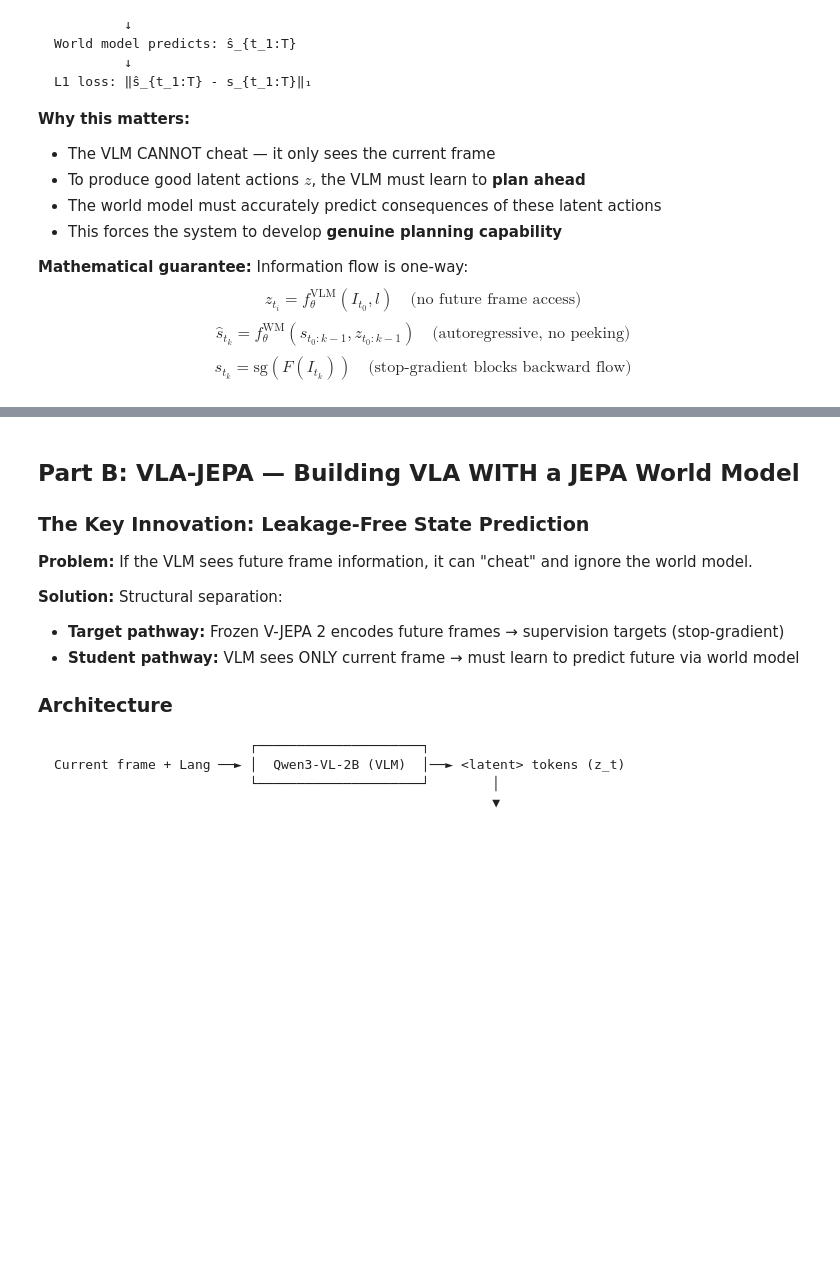
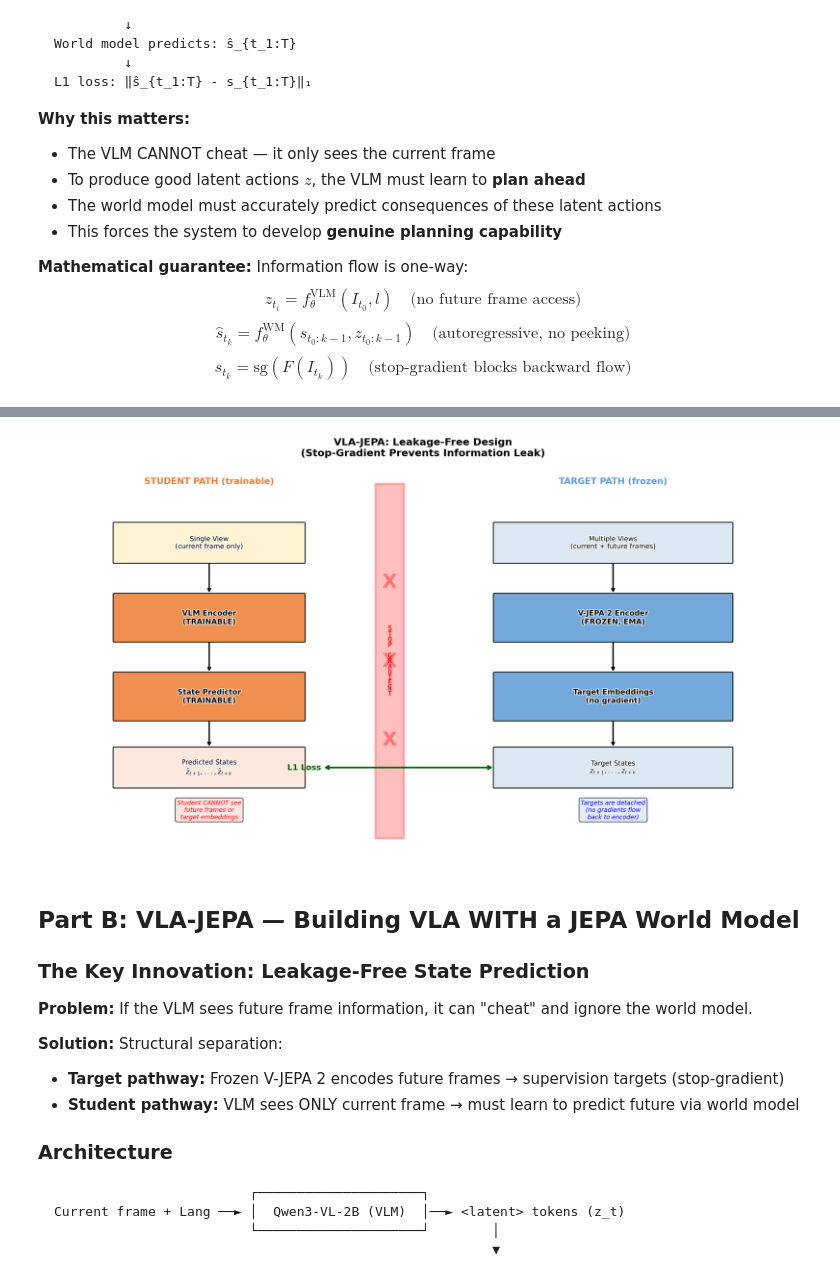
Before and after one commit to JeffrinSam/JEPAstudy, a Jupyter notebook: notebooks/04_VLA_JEPA_Integration.ipynb, the cells around one changed output, grey strips where cells are left out. Saved outputs shown, nothing was run; the diff lists cells and outputs as text; code cells hidden in the pictures; blank space fills up the shorter version.

```diff
--- a/notebooks/04_VLA_JEPA_Integration.ipynb
+++ b/notebooks/04_VLA_JEPA_Integration.ipynb
@@ -289,3 +385,89 @@ L1 loss: ‖ŝ_{t_1:T} - s_{t_1:T}‖₁
 $$z_{t_i} = f_\theta^{\text{VLM}}(I_{t_0}, l) \quad \text{(no future frame access)}$$
 $$\hat{s}_{t_k} = f_\theta^{\text{WM}}(s_{t_0:k-1}, z_{t_0:k-1}) \quad \text{(autoregressive, no peeking)}$$
 $$s_{t_k} = \text{sg}(F(I_{t_k})) \quad \text{(stop-gradient blocks backward flow)}$$
+# %%
+import os
+import matplotlib
+matplotlib.use('Agg')
+import matplotlib.pyplot as plt
+from matplotlib.patches import FancyBboxPatch, Rectangle
+import matplotlib.patheffects as pe
+from IPython.display import Image as IPImage, display
+
+fig, ax = plt.subplots(figsize=(16, 9))
+ax.set_xlim(0, 16); ax.set_ylim(0, 10)
+ax.axis('off')
+ax.set_title('VLA-JEPA: Leakage-Free Design\n(Stop-Gradient Prevents Information Leak)', fontsize=15, fontweight='bold', pad=12)
+
+FROZEN = '#5B9BD5'
+TRAIN  = '#ED7D31'
+
+def draw_box(xy, w, h, label, color, fontsize=9, bold=False):
+    box = FancyBboxPatch(xy, w, h, boxstyle="round,pad=0.02",
+                         facecolor=color, edgecolor='black', linewidth=1.5, alpha=0.85)
+    ax.add_patch(box)
+    weight = 'bold' if bold else 'normal'
+    ax.text(xy[0]+w/2, xy[1]+h/2, label, ha='center', va='center',
+            fontsize=fontsize, fontweight=weight,
+            path_effects=[pe.withStroke(linewidth=2, foreground='white')])
+
+# --- STUDENT PATH (left) ---
+ax.text(3.5, 9.5, 'STUDENT PATH (trainable)', fontsize=13, fontweight='bold',
+        ha='center', color=TRAIN)
+draw_box((1.5, 7.5), 4, 1, 'Single View\n(current frame only)', '#FFF2CC', fontsize=10)
+draw_box((1.5, 5.5), 4, 1.2, 'VLM Encoder\n(TRAINABLE)', TRAIN, fontsize=11, bold=True)
+ax.annotate('', xy=(3.5, 6.7), xytext=(3.5, 7.5),
+            arrowprops=dict(arrowstyle='->', lw=2, color='black'))
+draw_box((1.5, 3.5), 4, 1.2, 'State Predictor\n(TRAINABLE)', TRAIN, fontsize=11, bold=True)
+ax.annotate('', xy=(3.5, 4.7), xytext=(3.5, 5.5),
+            arrowprops=dict(arrowstyle='->', lw=2, color='black'))
+draw_box((1.5, 1.8), 4, 1, 'Predicted States\n$\hat{z}_{t+1}, ..., \hat{z}_{t+k}$', '#FCE4D6', fontsize=10)
+ax.annotate('', xy=(3.5, 2.8), xytext=(3.5, 3.5),
+            arrowprops=dict(arrowstyle='->', lw=2, color='black'))
+
+# --- STOP GRADIENT WALL ---
+wall = Rectangle((7, 0.5), 0.6, 9, facecolor='#FF0000', alpha=0.25, edgecolor='red', linewidth=3)
+ax.add_patch(wall)
+ax.text(7.3, 5, 'S\nT\nO\nP\n \nG\nR\nA\nD\nI\nE\nN\nT', ha='center', va='center',
+        fontsize=10, fontweight='bold', color='red', family='monospace', linespacing=0.8)
+
+# Red X marks
+for y_pos in [7.0, 5.0, 3.0]:
+    ax.text(7.3, y_pos, 'X', fontsize=28, fontweight='bold', color='red',
+            ha='center', va='center', alpha=0.4)
+
+# --- TARGET PATH (right) ---
+ax.text(12, 9.5, 'TARGET PATH (frozen)', fontsize=13, fontweight='bold',
+        ha='center', color=FROZEN)
+draw_box((9.5, 7.5), 5, 1, 'Multiple Views\n(current + future frames)', '#D6E4F0', fontsize=10)
+draw_box((9.5, 5.5), 5, 1.2, 'V-JEPA 2 Encoder\n(FROZEN, EMA)', FROZEN, fontsize=11, bold=True)
+ax.annotate('', xy=(12, 6.7), xytext=(12, 7.5),
+            arrowprops=dict(arrowstyle='->', lw=2, color='black'))
+draw_box((9.5, 3.5), 5, 1.2, 'Target Embeddings\n(no gradient)', FROZEN, fontsize=11, bold=True)
+ax.annotate('', xy=(12, 4.7), xytext=(12, 5.5),
+            arrowprops=dict(arrowstyle='->', lw=2, color='black'))
+draw_box((9.5, 1.8), 5, 1, 'Target States\n$z_{t+1}, ..., z_{t+k}$', '#D6E4F0', fontsize=10)
+ax.annotate('', xy=(12, 2.8), xytext=(12, 3.5),
+            arrowprops=dict(arrowstyle='->', lw=2, color='black'))
+
+# L1 loss arrow (crossing the wall)
+ax.annotate('L1 Loss', xy=(9.5, 2.3), xytext=(5.5, 2.3),
+            arrowprops=dict(arrowstyle='<->', color='darkgreen', lw=2.5),
+            fontsize=12, fontweight='bold', color='darkgreen', va='center', ha='center')
+
+# Annotations
+ax.text(3.5, 1.0, 'Student CANNOT see\nfuture frames or\ntarget embeddings', fontsize=9,
+        ha='center', color='red', style='italic',
+        bbox=dict(boxstyle='round', facecolor='#FFE0E0', alpha=0.8))
+ax.text(12, 1.0, 'Targets are detached\n(no gradients flow\nback to encoder)', fontsize=9,
+        ha='center', color='blue', style='italic',
+        bbox=dict(boxstyle='round', facecolor='#E0E8FF', alpha=0.8))
+
+plt.tight_layout()
+save_path = os.path.join(os.path.dirname(os.path.abspath('')), 'notebooks', 'plots', '04_leakage_free_design.png')
+os.makedirs(os.path.dirname(save_path), exist_ok=True)
+fig.savefig(save_path, dpi=150, bbox_inches='tight', facecolor='white')
+plt.close(fig)
+print(f"Saved: {save_path}")
+display(IPImage(filename=save_path))
+# %% [output]
@@ -292,3 +475,4 @@ $$s_{t_k} = \text{sg}(F(I_{t_k})) \quad \text{(stop-gradient blocks backward flo
+[figure, added]
 # %% [markdown]
 ## Part B: VLA-JEPA — Building VLA WITH a JEPA World Model
 
```
Also changed, not shown: parts of 10 cells of this notebook, 17 other files.
